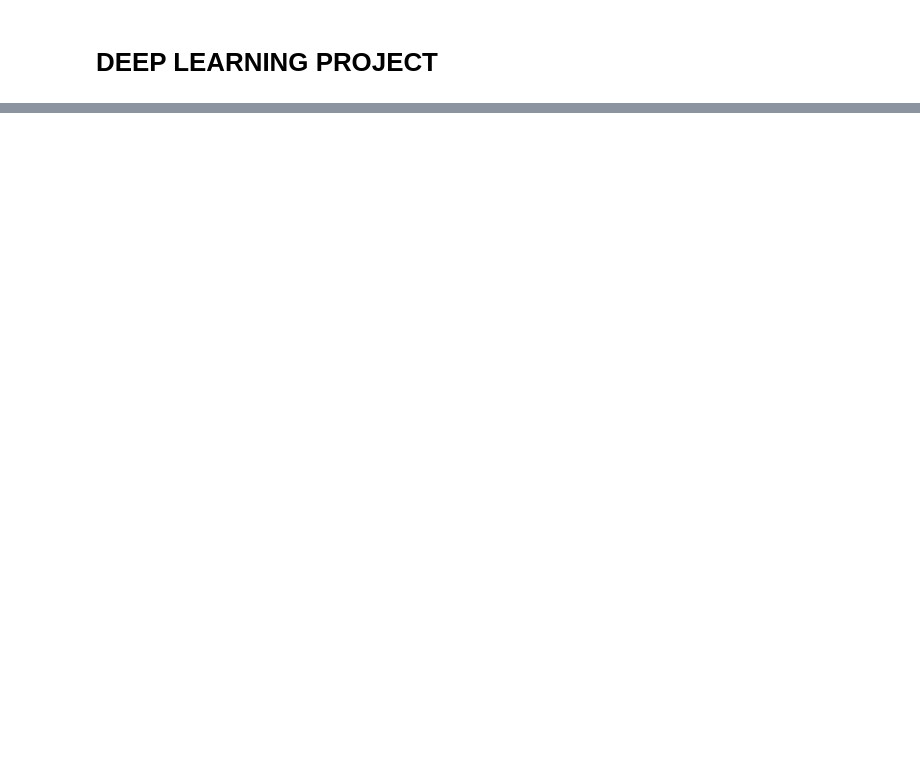
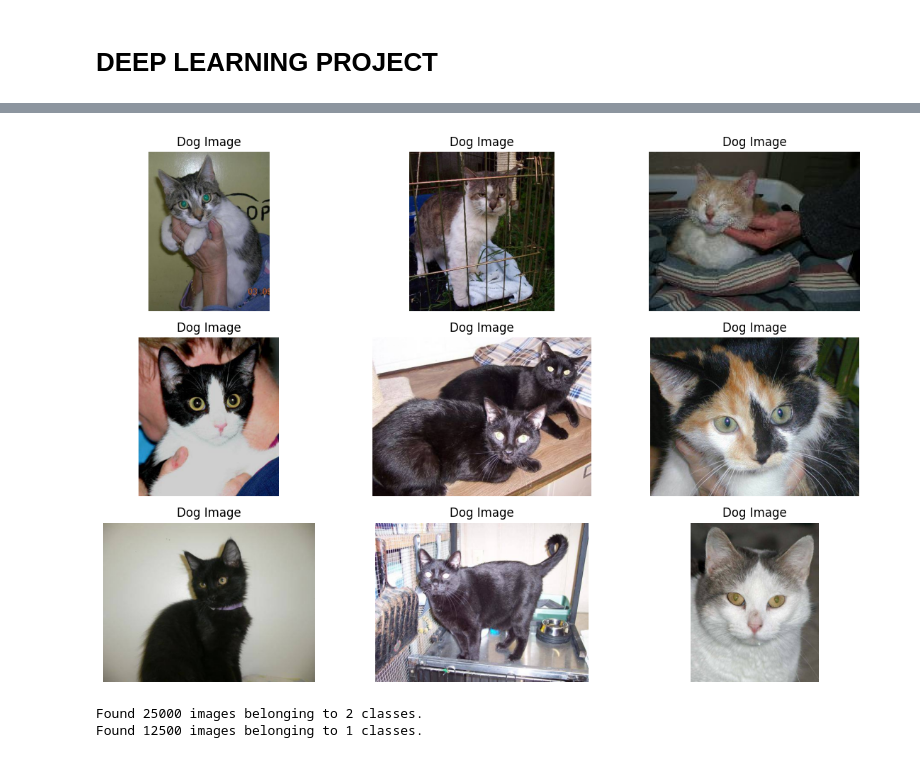
Before and after one commit to 4GeeksAcademy/2Deep-Learning_LeryBenavides, a Jupyter notebook: src/explore.ipynb, the cells around one changed output, grey strips where cells are left out. Drawn from its saved outputs; the diff is of its cells as text; code cells hidden in the pictures; blank space fills up the shorter version.

```diff
--- a/src/explore.ipynb
+++ b/src/explore.ipynb
@@ -16,0 +36,54 @@ img_source = "/workspaces/2Deep-Learning_LeryBenavides/data/raw"
+# %%
+img_source = "/workspaces/2Deep-Learning_LeryBenavides/data/raw"
+
+cat_folder = os.path.join (img_source, "cat")
+cat_image_files = os.listdir (cat_folder)
+
+cat_images = []
+for i in range(9):
+    img_path = os.path.join(cat_folder, cat_image_files[i])
+    img = image.load_img(img_path)
+    img_array = image.img_to_array(img)
+    img_array /= 255.0
+    cat_images.append(img_array)
+
+plt.figure (figsize = (12,8))
+
+for i in range(9):
+    plt.subplot(3, 3, i + 1)
+    plt.imshow(cat_images[i])
+    plt.title('Dog Image')
+    plt.axis('off')
+
+plt.tight_layout()
+
+plt.show()
+# %% [output]
+[figure, added]
+# %%
+from tensorflow.keras.preprocessing.image import ImageDataGenerator
+
+
+train_dir = "/workspaces/2Deep-Learning_LeryBenavides/data/raw"
+image_size = (200, 200)
+
+datagentrain = ImageDataGenerator(rescale=1./255)
+datagentest = ImageDataGenerator(rescale=1./255)
+
+# Train Data Generation
+train_data = datagentrain.flow_from_directory(
+    train_dir,
+    target_size = image_size,
+    classes = ["dog", "cat"],
+    batch_size = 32
+)
+
+# Test Data Generation
+test_data = datagentest.flow_from_directory(
+    train_dir,
+    target_size = image_size,
+    classes = ["test"]
+)
+# %% [output]
+Found 25000 images belonging to 2 classes.
+Found 12500 images belonging to 1 classes.
```
Also changed, not shown: parts of 6 cells of this notebook.
